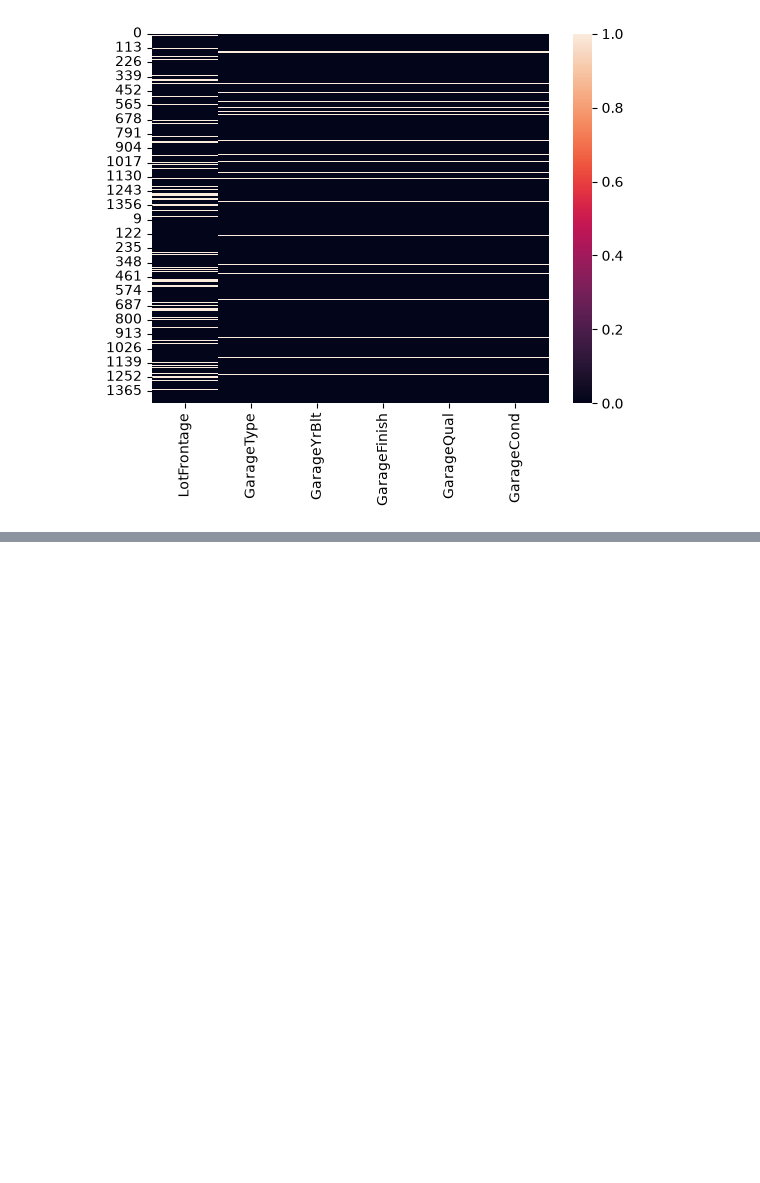
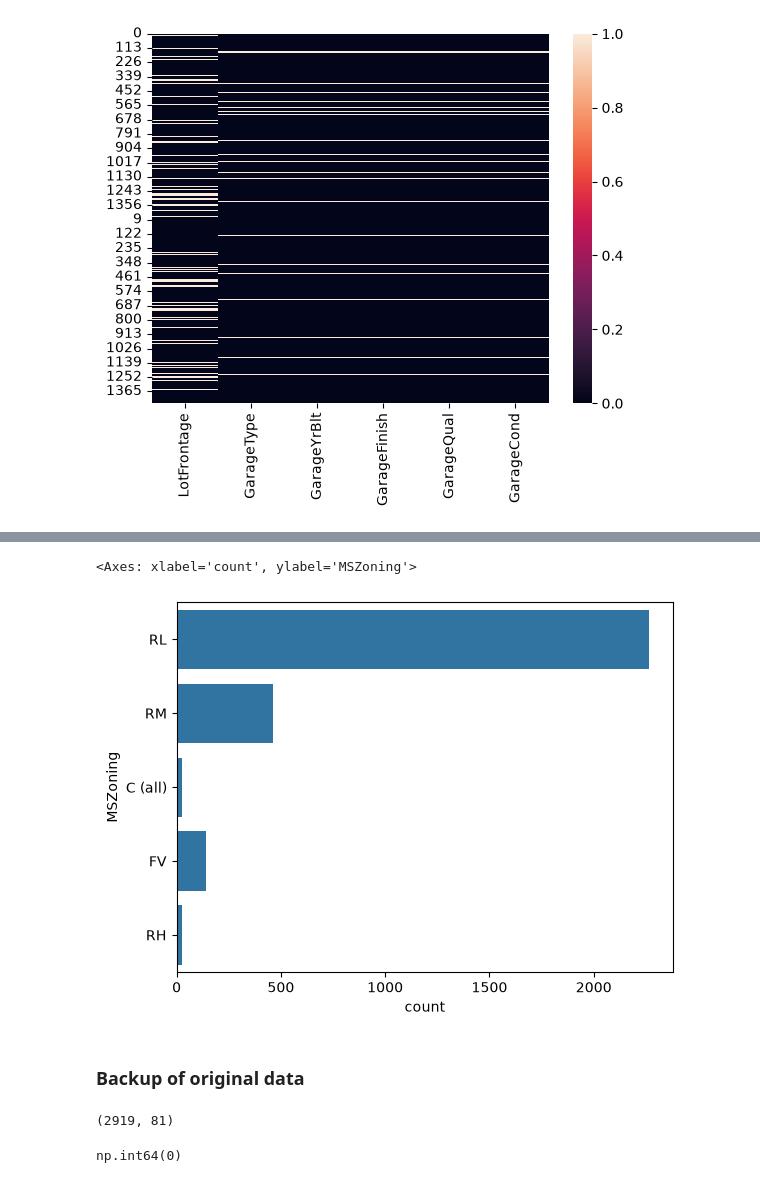
Before and after one commit to saroshkhan111/house_prediction_price, a Jupyter notebook: house_price_prediction_1.ipynb, the cells around one changed output, grey strips where cells are left out. Saved outputs shown, nothing was run; the diff lists cells and outputs as text; code cells hidden in the pictures; blank space fills up the shorter version.

Commit message:
Replace Constant with NA

```diff
--- a/house_price_prediction_1.ipynb
+++ b/house_price_prediction_1.ipynb
@@ -555,0 +675,24 @@ sns.heatmap(df[miss_value_5_20_perc.keys()].isnull())
+# %%
+sns.countplot(df["MSZoning"])
+# %% [output]
+<Axes: xlabel='count', ylabel='MSZoning'>
+[figure, added]
+# %% [markdown]
+### Backup of original data
+# %%
+df_mvi = df.copy()
+df_mvi.shape
+# %% [output]
+(2919, 81)
+# %%
+
+# find the most frequent value in the column
+mszoning_mode = df["MSZoning"].mode()[0]
+
+# replace NaN safely without using inplace=True
+df_mvi["MSZoning"] = df_mvi["MSZoning"].replace(np.nan, mszoning_mode)
+
+# verify that no missing values are left (should output 0)
+df_mvi["MSZoning"].isnull().sum()
+# %% [output]
+np.int64(0)
```
Also changed, not shown: parts of 19 cells of this notebook.
